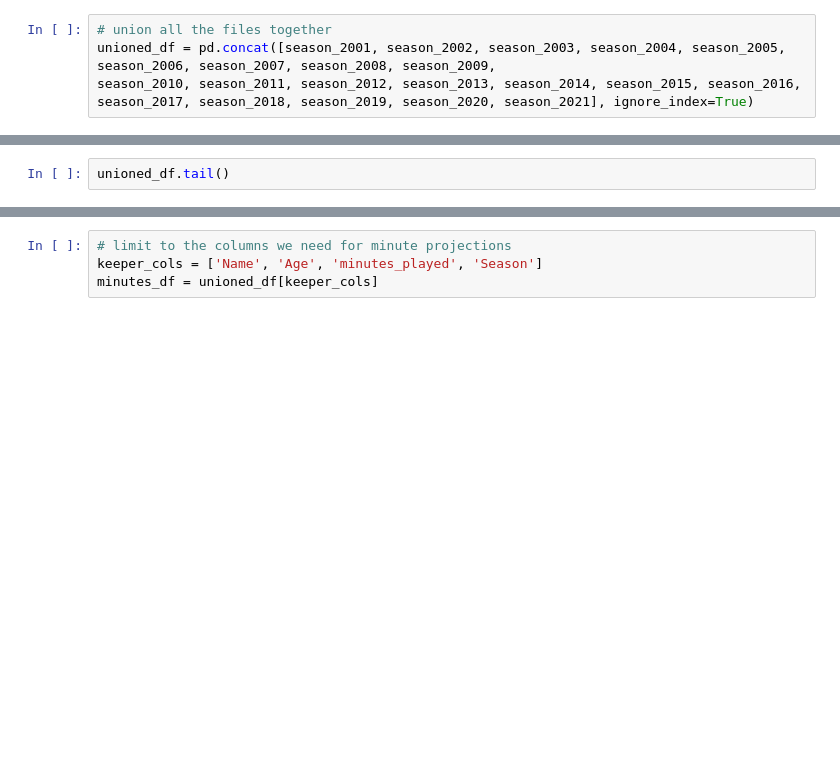
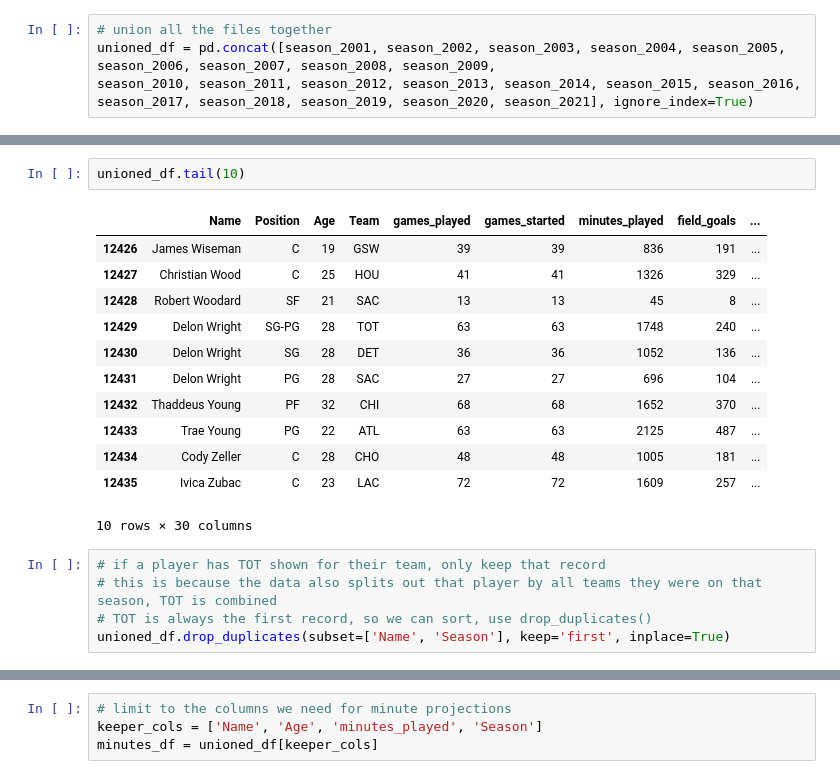
Before and after one commit to CaseySteele24/NBA, a Jupyter notebook: Minute Projections/2021-22_player_min_projections.ipynb, the cells around one changed output, grey strips where cells are left out. Drawn from its saved outputs; the diff is of its cells as text; blank space fills up the shorter version.

Commit message:
WIP - cleaned input data

```diff
--- a/Minute Projections/2021-22_player_min_projections.ipynb
+++ b/Minute Projections/2021-22_player_min_projections.ipynb
@@ -80,2 +76,20 @@ unioned_df.head()
 # %%
-unioned_df.tail()
+unioned_df.tail(10)
+# %% [output]
+|  | Name | Position | Age | Team | games_played | games_started | minutes_played | field_goals | ... |
+| 12426 | James Wiseman | C | 19 | GSW | 39 | 39 | 836 | 191 | ... |
+| 12427 | Christian Wood | C | 25 | HOU | 41 | 41 | 1326 | 329 | ... |
+| 12428 | Robert Woodard | SF | 21 | SAC | 13 | 13 | 45 | 8 | ... |
+| 12429 | Delon Wright | SG-PG | 28 | TOT | 63 | 63 | 1748 | 240 | ... |
+| 12430 | Delon Wright | SG | 28 | DET | 36 | 36 | 1052 | 136 | ... |
+| 12431 | Delon Wright | PG | 28 | SAC | 27 | 27 | 696 | 104 | ... |
+| 12432 | Thaddeus Young | PF | 32 | CHI | 68 | 68 | 1652 | 370 | ... |
+| 12433 | Trae Young | PG | 22 | ATL | 63 | 63 | 2125 | 487 | ... |
+| 12434 | Cody Zeller | C | 28 | CHO | 48 | 48 | 1005 | 181 | ... |
+| 12435 | Ivica Zubac | C | 23 | LAC | 72 | 72 | 1609 | 257 | ... |
+10 rows × 30 columns
+# %%
+# if a player has TOT shown for their team, only keep that record
+# this is because the data also splits out that player by all teams they were on that season, TOT is combined
+# TOT is always the first record, so we can sort, use drop_duplicates()
+unioned_df.drop_duplicates(subset=['Name', 'Season'], keep='first', inplace=True)
```
Also changed, not shown: parts of 16 cells of this notebook.
